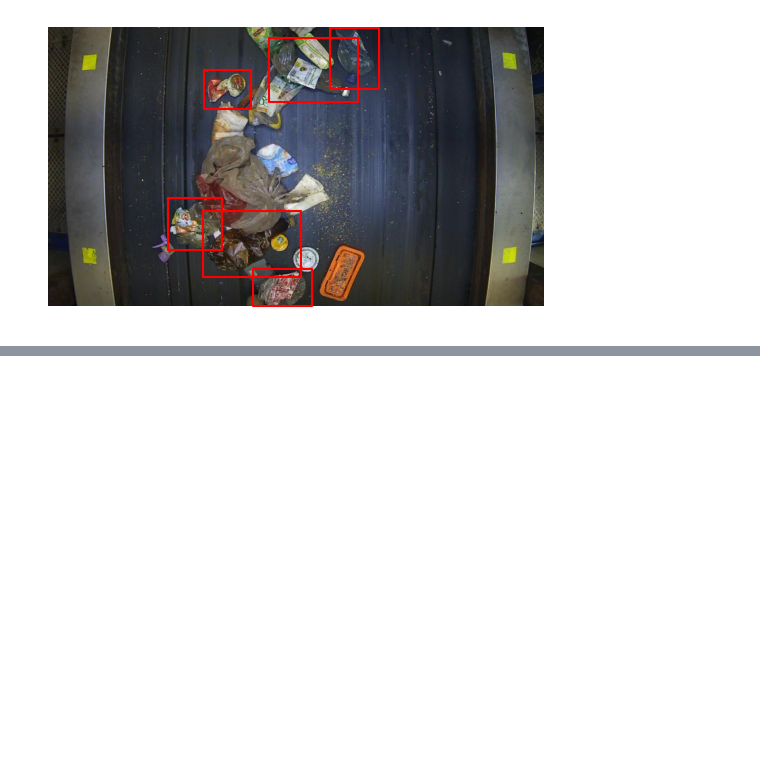
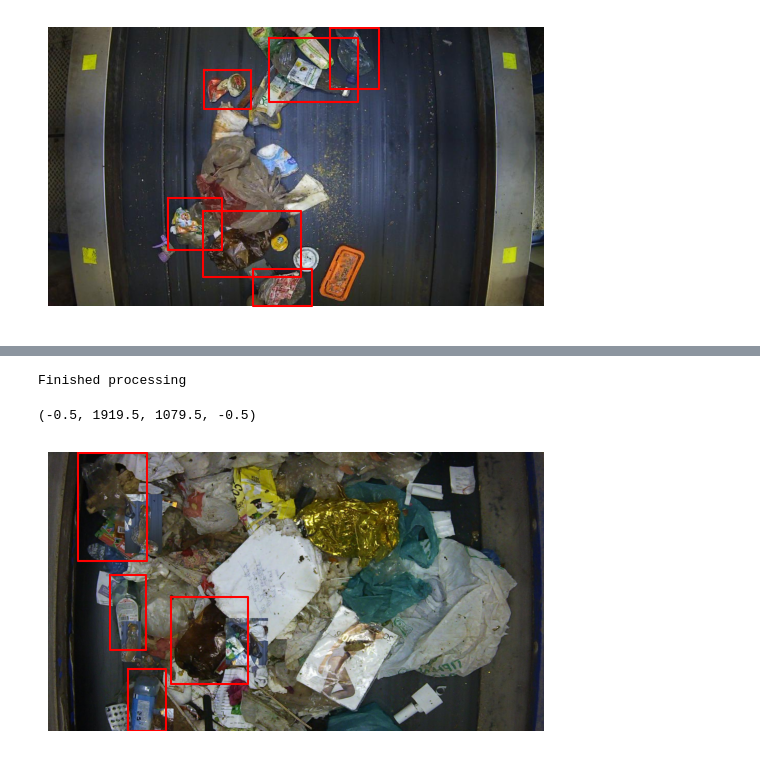
Before and after one commit to bryanheee/CVbyDL-group18, a Jupyter notebook: cutmix.ipynb, the cells around one changed output, grey strips where cells are left out. Saved outputs shown, nothing was run; the diff lists cells and outputs as text; code cells hidden in the pictures; blank space fills up the shorter version.

Commit message:
Improved cutmix data augmentation

```diff
--- a/cutmix.ipynb
+++ b/cutmix.ipynb
@@ -190,0 +209,53 @@ plt.axis("off")
+# %%
+from tqdm import tqdm
+
+AUG_DIR = "Warp-D-Cutmix"
+
+# Loop through dataset and apply cutmix
+# For both test, train
+for split in ["train", "test"]:
+
+  if split == "test":
+    df_labels = df_test_labels
+  else:
+    df_labels = df
+
+
+  images_dir = os.path.join(BASE_DIR, split, "images")
+  images_aug_dir = os.path.join(AUG_DIR, split, "images")
+  images = os.listdir(images_dir)
+
+  for image in tqdm(images, desc=f"Processing {split} set"):
+
+    img = plt.imread(os.path.join(images_dir, image))
+    img_boxes = df_labels[df_labels["file_name"] == image.split(".")[0]]
+
+    # randomly pick img_2
+    img_2_name = random.choice(images)
+    img_2 = plt.imread(os.path.join(images_dir, img_2_name))
+    img_2_boxes = df_labels[df_labels["file_name"] == img_2_name.split(".")[0]]
+
+    img, boxes = cutmix(img, img_boxes, img_2, img_2_boxes)
+    plt.imsave(os.path.join(images_aug_dir, image), img)
+    # Save bounding boxes to txt
+    # Drop the first column
+    boxes = boxes.drop(columns=["file_name"])
+    boxes.to_csv(os.path.join(AUG_DIR, split, "labels", image.split(".")[0] + ".txt"), header=False, index=False, sep=" ")
+
+print("Finished processing")
+# %% [output]
+Finished processing
+# %%
+# training set example
+CUTMIX_DIR = "Warp-D-Cutmix"
+img_name = "Monitoring_photo_04-Mar_04-21-55"
+img = plt.imread(os.path.join(CUTMIX_DIR, "train/images/", img_name + ".jpg"))
+img_boxes = df[df["file_name"] == img_name]
+
+# Display bounding boxes
+disp_bb(img, img_boxes)
+plt.imshow(img)
+plt.axis("off")
+# %% [output]
+(-0.5, 1919.5, 1079.5, -0.5)
+[figure, added]
```
Also changed, not shown: parts of 8 cells of this notebook.
